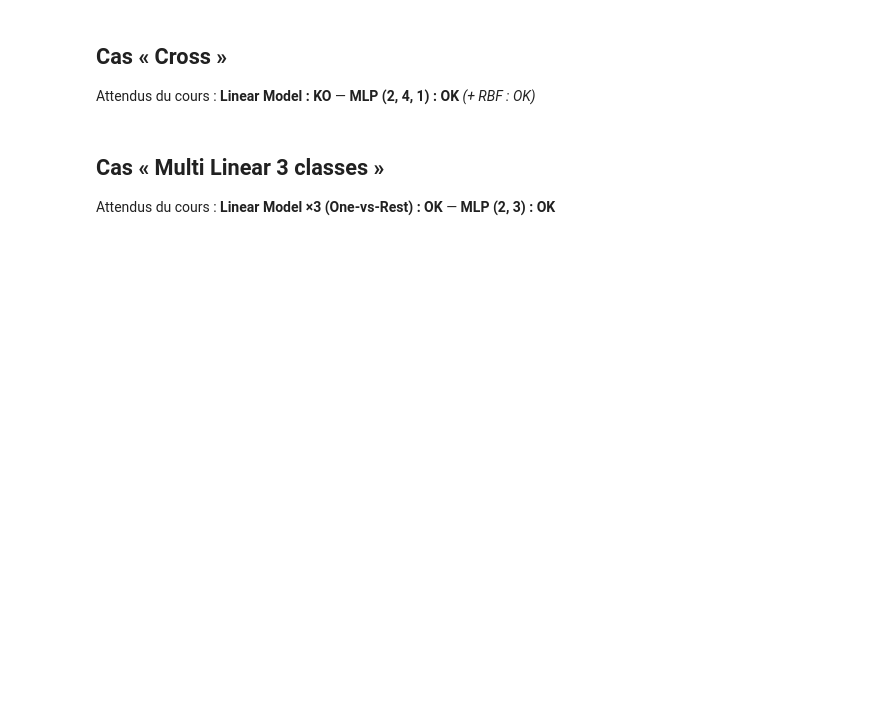
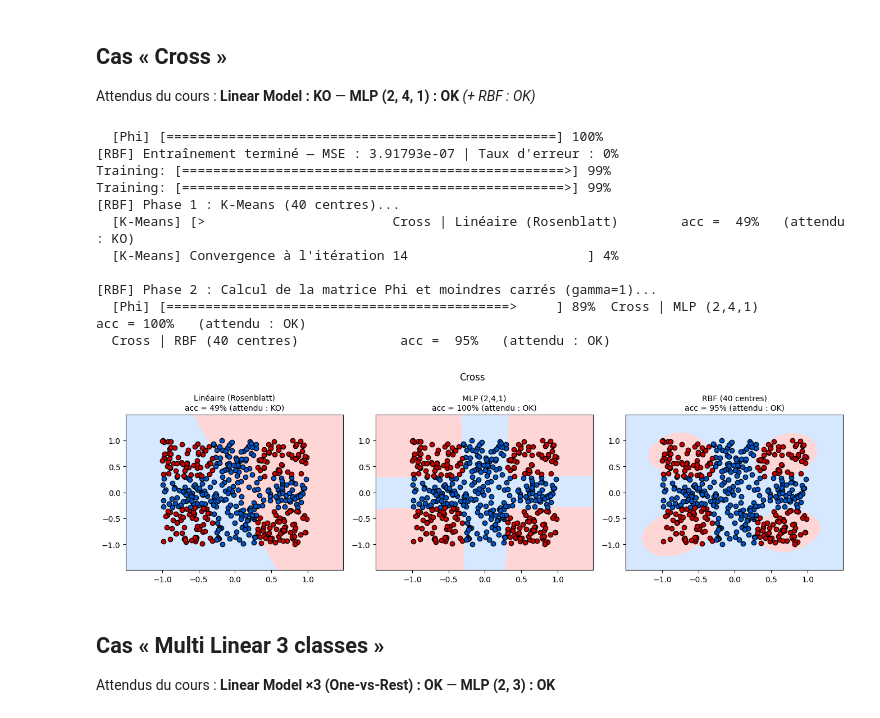
Before and after one commit to ZreY27/ML_from_scratch, a Jupyter notebook: Cas_de_tests.ipynb, the cells around one changed output. Drawn from its saved outputs; the diff is of its cells as text; code cells hidden in the pictures; blank space fills up the shorter version.

```diff
--- a/Cas_de_tests.ipynb
+++ b/Cas_de_tests.ipynb
@@ -258,27 +291,40 @@ Attendus du cours : **Linear Model : KO** — **MLP (2, 4, 1) : OK** *(+ RBF : O
 # %%
 np.random.seed(7)
 X = np.random.random((500, 2)) * 2.0 - 1.0
 Y = np.array([1 if abs(p[0]) <= 0.3 or abs(p[1]) <= 0.3 else -1 for p in X], dtype=float)
 
 lin = ML_ESGI.LinearModel(2, is_classification=True)
 lin.train(X.flatten().tolist(), Y.tolist(), 0.01, 1000)
 
 def train_mlp_cross():
     m = ML_ESGI.MLP([2, 4, 1], True)
     m.train(X.flatten().tolist(), Y.tolist(), 500000, 0.05)
     return m
 mlp = meilleur_essai(train_mlp_cross,
                      lambda m: accuracy_binaire(lambda x: 1.0 if m.predict(x)[0] >= 0 else -1.0, X, Y),
                      seuil=0.95, essais=4)
 
-rbf = ML_ESGI.RBF(2, 40, 1, 0.0, True)
+rbf = ML_ESGI.RBF(2, 40, 1, 1.0, True)
 rbf.train(X.flatten().tolist(), Y.tolist(), 500)
 
 show_cas_2classes(X, Y, [
     ("Linéaire (Rosenblatt)", "KO", lin.predict),
     ("MLP (2,4,1)",           "OK", lambda x: 1.0 if mlp.predict(x)[0] >= 0 else -1.0),
     ("RBF (40 centres)",      "OK", lambda x: rbf.predict(x)[0]),
 ], "Cross")
+# %% [output]
+  [Phi] [==================================================] 100%
+[RBF] Entraînement terminé — MSE : 3.91793e-07 | Taux d'erreur : 0%
+Training: [=================================================>] 99%
+Training: [=================================================>] 99%
+[RBF] Phase 1 : K-Means (40 centres)...
+  [K-Means] [>                        Cross | Linéaire (Rosenblatt)        acc =  49%   (attendu : KO)
+  [K-Means] Convergence à l'itération 14                       ] 4%
+
+[RBF] Phase 2 : Calcul de la matrice Phi et moindres carrés (gamma=1)...
+  [Phi] [============================================>     ] 89%  Cross | MLP (2,4,1)                  acc = 100%   (attendu : OK)
+  Cross | RBF (40 centres)             acc =  95%   (attendu : OK)
+[figure, added]
 # %% [markdown]
 ## Cas « Multi Linear 3 classes »
 Attendus du cours : **Linear Model ×3 (One-vs-Rest) : OK** — **MLP (2, 3) : OK**
```
Also changed, not shown: parts of 12 cells of this notebook, 3 other files.
